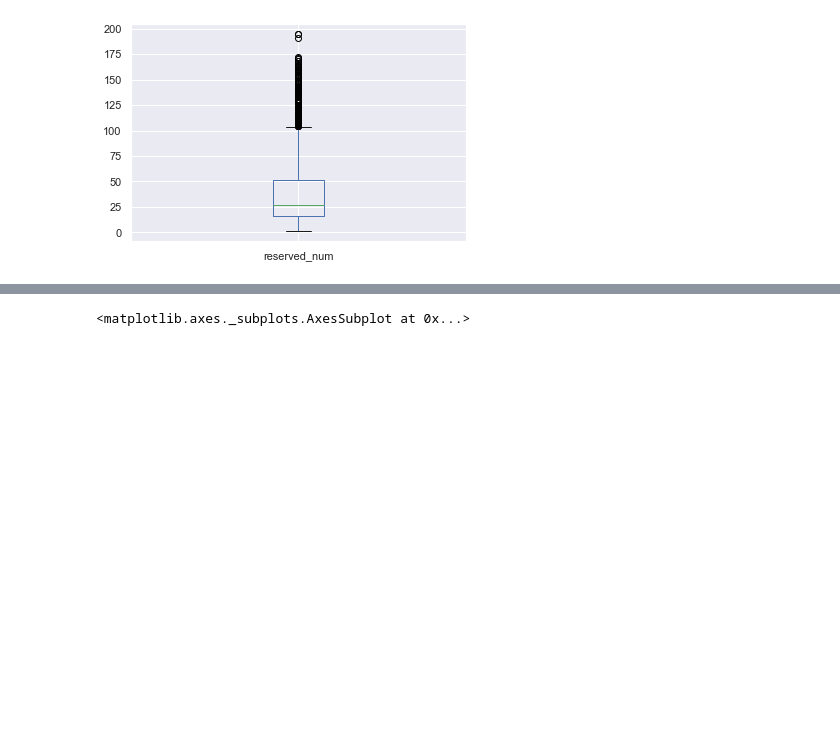
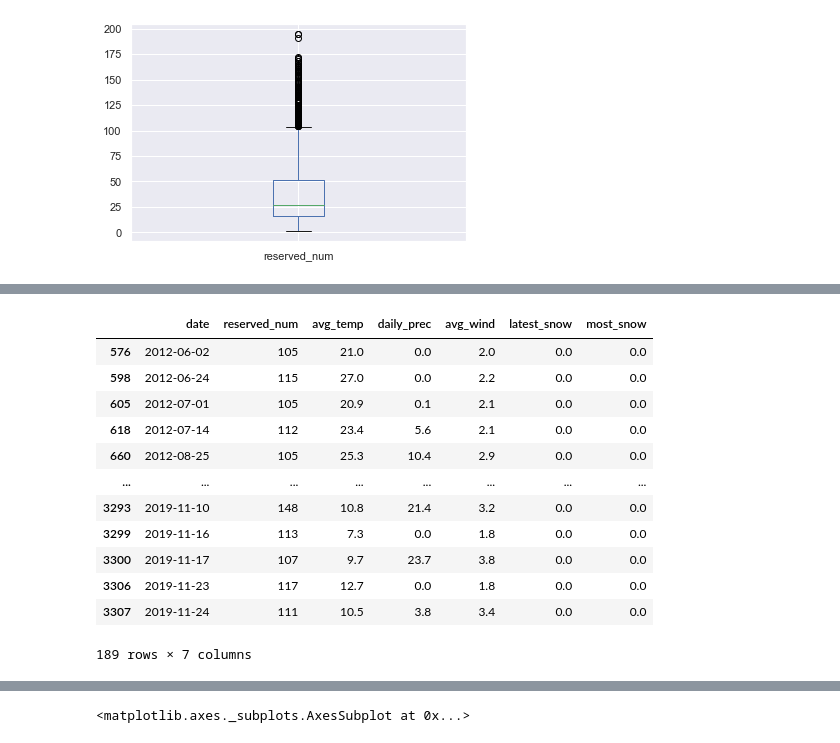
Before and after one commit to vynnee/Lecture_DataMining, a Jupyter notebook: project.ipynb, the cells around one changed output, grey strips where cells are left out. Drawn from its saved outputs; the diff is of its cells as text; code cells hidden in the pictures; blank space fills up the shorter version.

```diff
--- a/project.ipynb
+++ b/project.ipynb
@@ -494,0 +513,22 @@ new_merged.plot(kind='box', y='reserved_num')
+# %%
+q1 = new_merged['reserved_num'].quantile(0.25)
+q3 = new_merged['reserved_num'].quantile(0.75)
+
+iqr = q3 - q1
+
+re=(new_merged['reserved_num']<q1-iqr*1.5) | (new_merged['reserved_num']>q3+iqr*1.5)
+new_merged[re]
+# %% [output]
+|  | date | reserved_num | avg_temp | daily_prec | avg_wind | latest_snow | most_snow |
+| 576 | 2012-06-02 | 105 | 21.0 | 0.0 | 2.0 | 0.0 | 0.0 |
+| 598 | 2012-06-24 | 115 | 27.0 | 0.0 | 2.2 | 0.0 | 0.0 |
+| 605 | 2012-07-01 | 105 | 20.9 | 0.1 | 2.1 | 0.0 | 0.0 |
+| 618 | 2012-07-14 | 112 | 23.4 | 5.6 | 2.1 | 0.0 | 0.0 |
+| 660 | 2012-08-25 | 105 | 25.3 | 10.4 | 2.9 | 0.0 | 0.0 |
+| ... | ... | ... | ... | ... | ... | ... | ... |
+| 3293 | 2019-11-10 | 148 | 10.8 | 21.4 | 3.2 | 0.0 | 0.0 |
+| 3299 | 2019-11-16 | 113 | 7.3 | 0.0 | 1.8 | 0.0 | 0.0 |
+| 3300 | 2019-11-17 | 107 | 9.7 | 23.7 | 3.8 | 0.0 | 0.0 |
+| 3306 | 2019-11-23 | 117 | 12.7 | 0.0 | 1.8 | 0.0 | 0.0 |
+| 3307 | 2019-11-24 | 111 | 10.5 | 3.8 | 3.4 | 0.0 | 0.0 |
+189 rows × 7 columns
```
Also changed, not shown: parts of 16 cells of this notebook.
